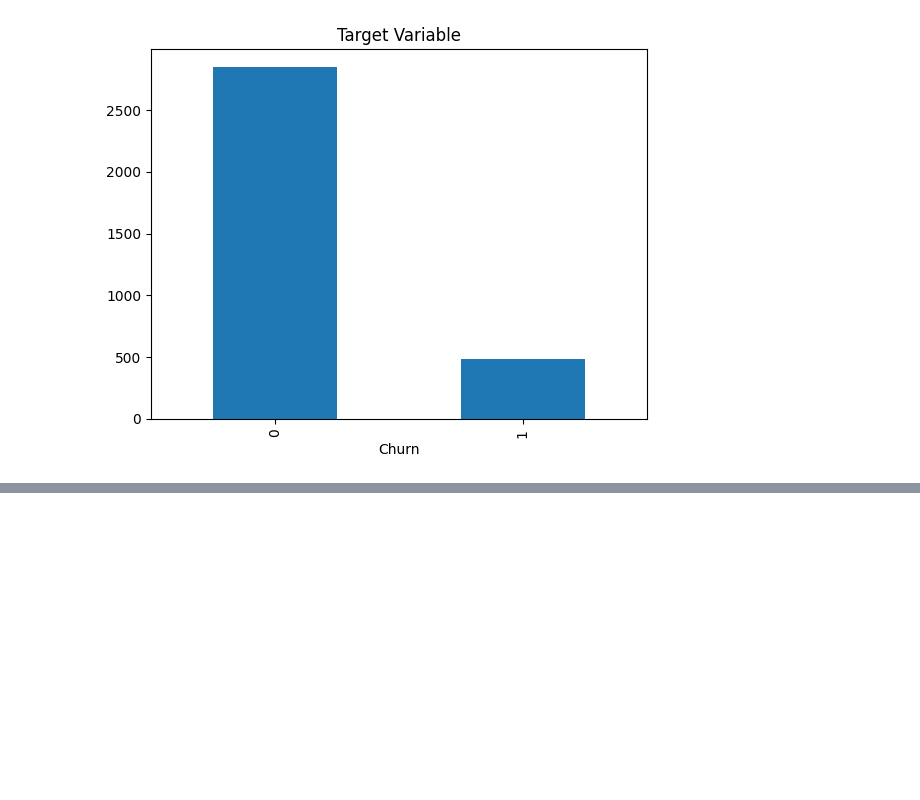
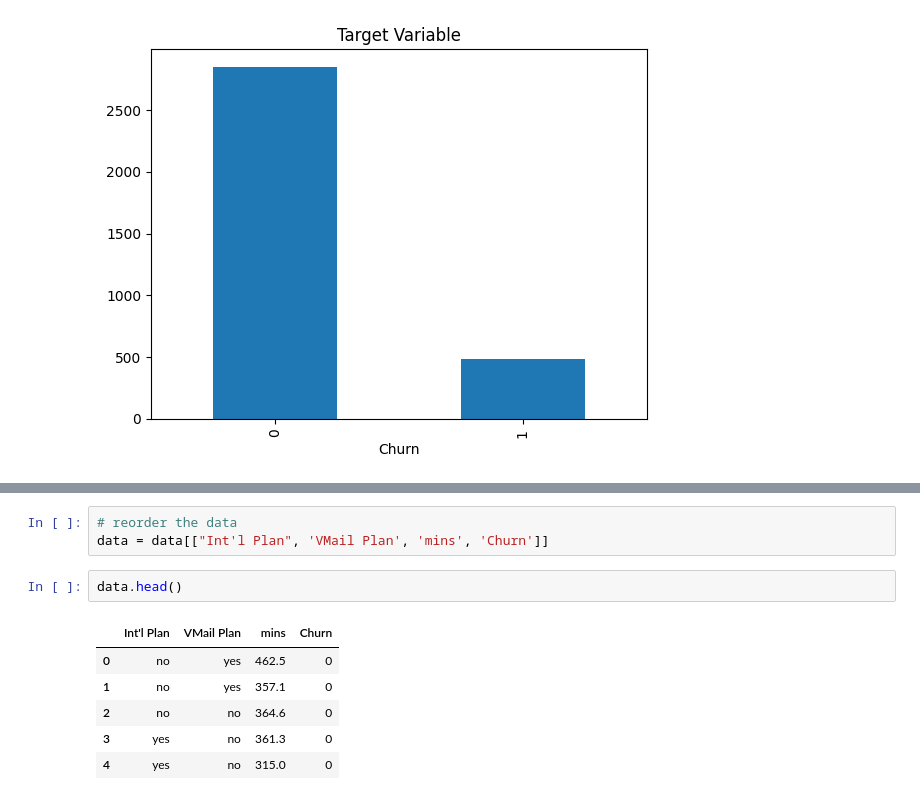
Before and after one commit to ryslipe/svm_classifier, a Jupyter notebook: notebook/svm_notebook.ipynb, the cells around one changed output, grey strips where cells are left out. Saved outputs shown, nothing was run; the diff lists cells and outputs as text; blank space fills up the shorter version.

```diff
--- a/notebook/svm_notebook.ipynb
+++ b/notebook/svm_notebook.ipynb
@@ -99,0 +145,12 @@ data['Churn'].value_counts().plot(kind='bar', title='Target Variable')
+# %%
+# reorder the data
+data = data[["Int'l Plan", 'VMail Plan', 'mins', 'Churn']]
+# %%
+data.head()
+# %% [output]
+|  | Int'l Plan | VMail Plan | mins | Churn |
+| 0 | no | yes | 462.5 | 0 |
+| 1 | no | yes | 357.1 | 0 |
+| 2 | no | no | 364.6 | 0 |
+| 3 | yes | no | 361.3 | 0 |
+| 4 | yes | no | 315.0 | 0 |
```
Also changed, not shown: parts of 8 cells of this notebook.
